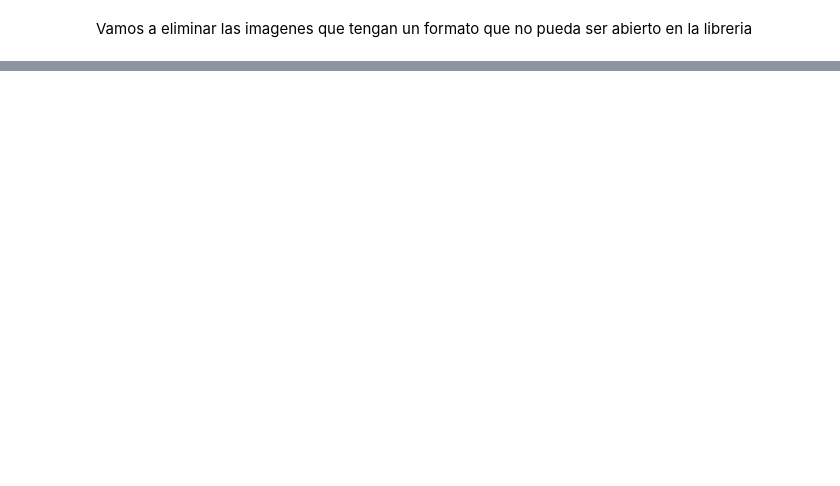
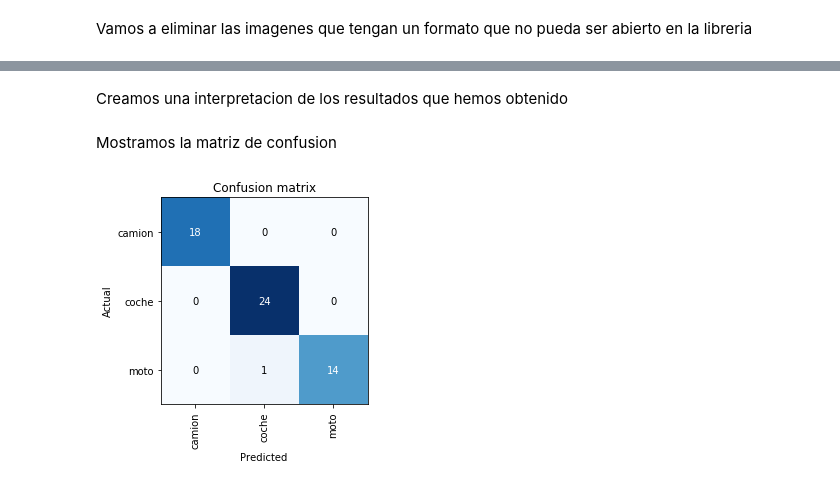
Before and after one commit to ismarano/IAEntregable2, a Jupyter notebook: entregable3.ipynb, the cells around one changed output, grey strips where cells are left out. Saved outputs shown, nothing was run; the diff lists cells and outputs as text; code cells hidden in the pictures; blank space fills up the shorter version.

```diff
--- a/entregable3.ipynb
+++ b/entregable3.ipynb
@@ -102,0 +112,2 @@ cannot identify image file <_io.BufferedReader name='data/vehiculos/camion/00000
+# %%
+learn.fit_one_cycle(4)
@@ -102,0 +130,2 @@ cannot identify image file <_io.BufferedReader name='data/vehiculos/camion/00000
+# %%
+learn.fit_one_cycle(4,max_lr=slice(3e-5,3e-4))
@@ -102,0 +144,2 @@ cannot identify image file <_io.BufferedReader name='data/vehiculos/camion/00000
+# %%
+learn.load('stage-2')
@@ -102,0 +164,10 @@ cannot identify image file <_io.BufferedReader name='data/vehiculos/camion/00000
+# %% [markdown]
+Creamos una interpretacion de los resultados que hemos obtenido
+# %%
+interp = ClassificationInterpretation.from_learner(learn)
+# %% [markdown]
+Mostramos la matriz de confusion
+# %%
+interp.plot_confusion_matrix()
+# %% [output]
+[figure, added]
```
Also changed, not shown: parts of 23 cells of this notebook.
